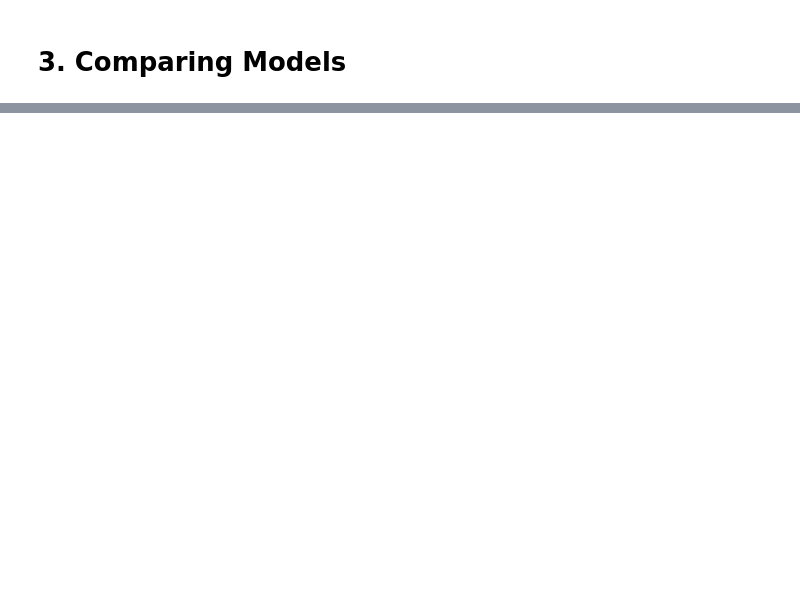
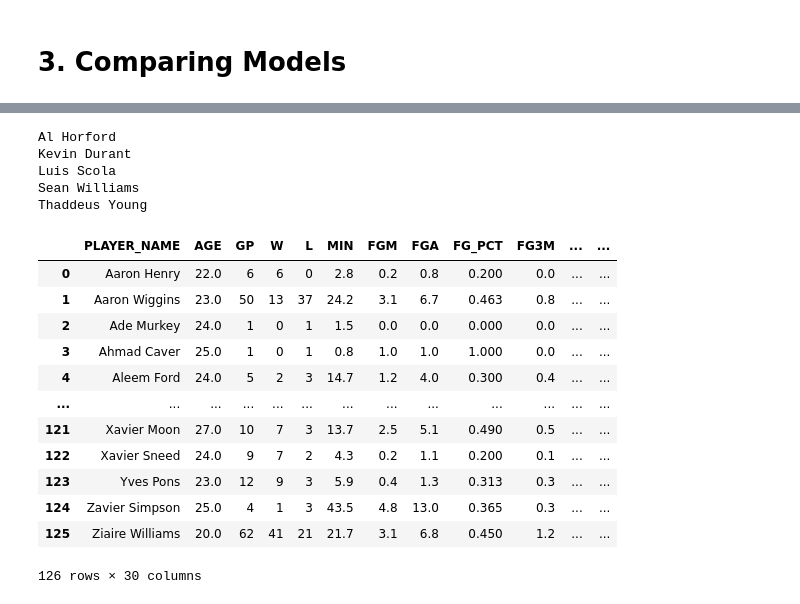
Before and after one commit to YongeBai/All_Star_Predictor, a Jupyter notebook: all_star2.ipynb, the cells around one changed output, grey strips where cells are left out. Saved outputs shown, nothing was run; the diff lists cells and outputs as text; code cells hidden in the pictures; blank space fills up the shorter version.

```diff
--- a/all_star2.ipynb
+++ b/all_star2.ipynb
@@ -982,0 +1183,21 @@ print(confusion_matrix(y_test, y_pred_mlp), '\n')
+# %%
+season_list[season_list.index('1999-100')] = '1999-00'
+
+# using 07 draft as test
+season_list.remove('2007-08')
+# %%
+for season in season_list:
+
+    url = f'https://stats.nba.com/stats/leaguedashplayerstats?College=&Conference=&Country=&DateFrom=&DateTo=&Division=&DraftPick=&DraftYear=&GameScope=&GameSegment=&Height=&LastNGames=0&LeagueID=00&Location=&MeasureType=Base&Month=0&OpponentTeamID=0&Outcome=&PORound=0&PaceAdjust=N&PerMode=PerGame&Period=0&PlayerExperience=Rookie&PlayerPosition=&PlusMinus=N&Rank=N&Season={season}&SeasonSegment=&SeasonType=Regular+Season&ShotClockRange=&StarterBench=&TeamID=0&TwoWay=0&VsConference=&VsDivision=&Weight='
+
+    #json response
+    response = requests.get(url, headers=headers).json()
+
+    #data frame params
+    player_info = response['resultSets'][0]['rowSet']
+    col = response['resultSets'][0]['headers']
+
+    df = pd.DataFrame(data = player_info, columns = col)
+    df['season_id'] = season
+
+    dfs.append(df)
@@ -982,0 +1359,51 @@ print(confusion_matrix(y_test, y_pred_mlp), '\n')
+# %%
+preds_proba = pipe.predict_proba(X_07)
+player = []
+
+for i in X_07.index:
+    player.append((player_ident[i], round(preds_proba[i][1],3)))
+#     print('The chance that',player[i][0], 'will be an all star is: ', player[i][1])
+
+
+for i in range(len(player)):
+    if player[i][1] > 0.25:
+        print(player[i][0])
+# %% [output]
+Al Horford
+Kevin Durant
+Luis Scola
+Sean Williams
+Thaddeus Young
+# %%
+
+url = 'https://stats.nba.com/stats/leaguedashplayerstats?College=&Conference=&Country=&DateFrom=&DateTo=&Division=&DraftPick=&DraftYear=&GameScope=&GameSegment=&Height=&LastNGames=0&LeagueID=00&Location=&MeasureType=Base&Month=0&OpponentTeamID=0&Outcome=&PORound=0&PaceAdjust=N&PerMode=PerGame&Period=0&PlayerExperience=Rookie&PlayerPosition=&PlusMinus=N&Rank=N&Season=2021-22&SeasonSegment=&SeasonType=Regular+Season&ShotClockRange=&StarterBench=&TeamID=0&TwoWay=0&VsConference=&VsDivision=&Weight='
+
+#json response
+response = requests.get(url, headers=headers).json()
+
+#data frame params
+player_info = response['resultSets'][0]['rowSet']
+col = response['resultSets'][0]['headers']
+
+df = pd.DataFrame(data = player_info, columns = col)
+df['season_id'] = season
+
+data = df.drop(labels=useless_cols, axis=1)
+
+player_ident = dict(zip(data.index, data.PLAYER_NAME))
+# %%
+data
+# %% [output]
+|  | PLAYER_NAME | AGE | GP | W | L | MIN | FGM | FGA | FG_PCT | FG3M | ... | ... |
+| 0 | Aaron Henry | 22.0 | 6 | 6 | 0 | 2.8 | 0.2 | 0.8 | 0.200 | 0.0 | ... | ... |
+| 1 | Aaron Wiggins | 23.0 | 50 | 13 | 37 | 24.2 | 3.1 | 6.7 | 0.463 | 0.8 | ... | ... |
+| 2 | Ade Murkey | 24.0 | 1 | 0 | 1 | 1.5 | 0.0 | 0.0 | 0.000 | 0.0 | ... | ... |
+| 3 | Ahmad Caver | 25.0 | 1 | 0 | 1 | 0.8 | 1.0 | 1.0 | 1.000 | 0.0 | ... | ... |
+| 4 | Aleem Ford | 24.0 | 5 | 2 | 3 | 14.7 | 1.2 | 4.0 | 0.300 | 0.4 | ... | ... |
+| ... | ... | ... | ... | ... | ... | ... | ... | ... | ... | ... | ... | ... |
+| 121 | Xavier Moon | 27.0 | 10 | 7 | 3 | 13.7 | 2.5 | 5.1 | 0.490 | 0.5 | ... | ... |
+| 122 | Xavier Sneed | 24.0 | 9 | 7 | 2 | 4.3 | 0.2 | 1.1 | 0.200 | 0.1 | ... | ... |
+| 123 | Yves Pons | 23.0 | 12 | 9 | 3 | 5.9 | 0.4 | 1.3 | 0.313 | 0.3 | ... | ... |
+| 124 | Zavier Simpson | 25.0 | 4 | 1 | 3 | 43.5 | 4.8 | 13.0 | 0.365 | 0.3 | ... | ... |
+| 125 | Ziaire Williams | 20.0 | 62 | 41 | 21 | 21.7 | 3.1 | 6.8 | 0.450 | 1.2 | ... | ... |
+126 rows × 30 columns
```
Also changed, not shown: parts of 45 cells of this notebook.
